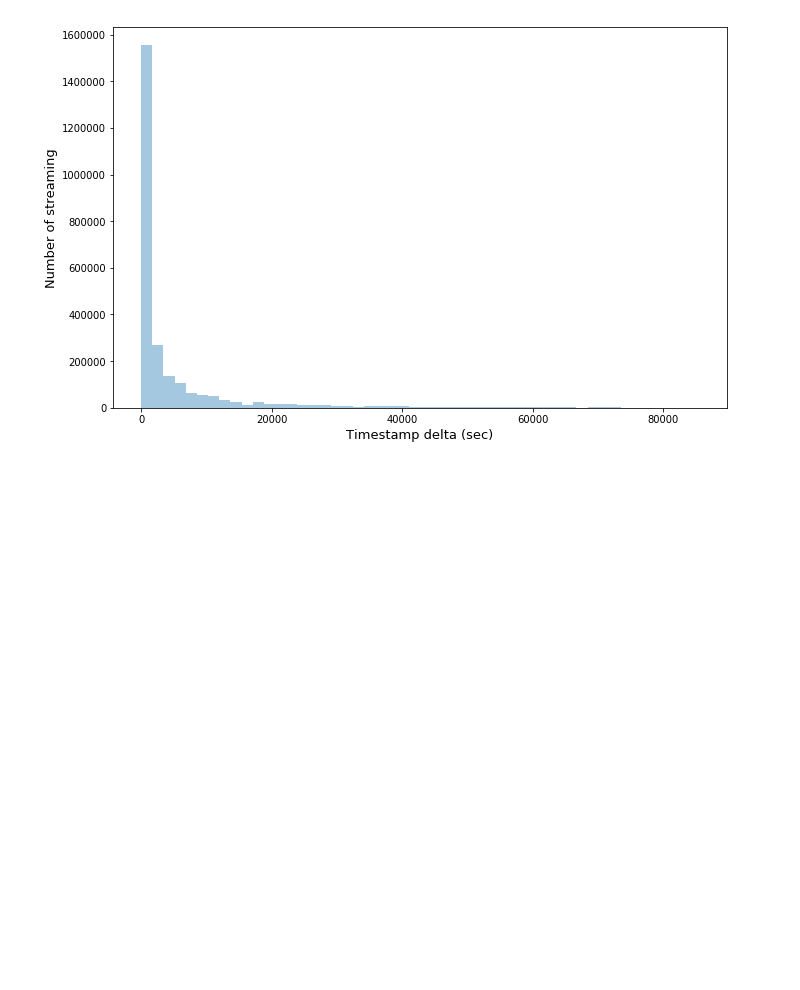
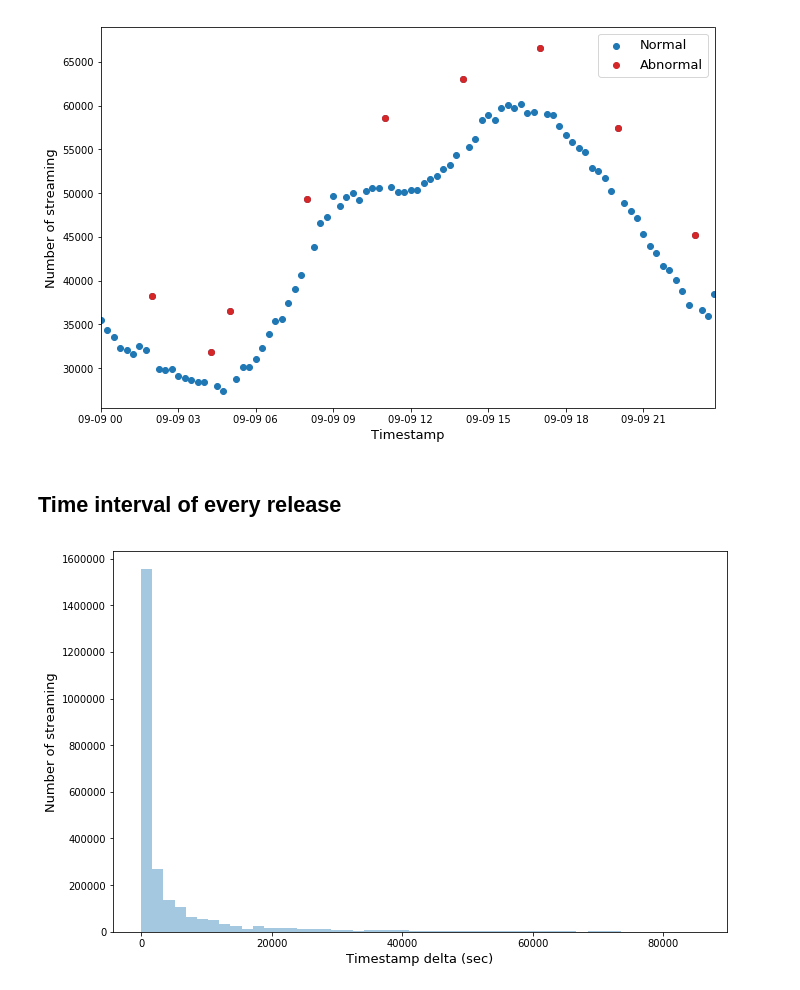
Before and after one commit to Trudie/Streaming_Fault_Detection, a Jupyter notebook: EDA.ipynb, the cells around one changed output. Saved outputs shown, nothing was run; the diff lists cells and outputs as text; code cells hidden in the pictures; blank space fills up the shorter version.

```diff
--- a/EDA.ipynb
+++ b/EDA.ipynb
@@ -28,0 +32,6 @@ streams.head()
+# %%
+# Find potentially outlier
+# Get timestamp of outlier
+time_release = streams.groupby('timestamp').size()
+outlier = time_release[time_release.diff()/time_release > (time_release.diff()/time_release).std()].index
+outlier.tolist()
@@ -29,3 +48,18 @@ streams.head()
+# %%
+plt.figure(figsize=(11, 7))
+time_group = streams.groupby(['timestamp']).size()
+plt.scatter(x=time_group.index, y=time_group.values, color=colors[0], label='Normal')
+plt.scatter(x=time_group.loc[outlier].index, y=time_group.loc[outlier].values, color=colors[3], label='Abnormal')
+plt.xlim(min(time_group.index), max(time_group.index))
+plt.xlabel('Timestamp', size=13)
+plt.ylabel('Number of streaming', size=13)
+plt.legend(prop={'size': 13})
+
+plt.show()
+# %% [output]
+[figure, added]
+# %% [markdown]
+## Time interval of every release
 # %%
 # Plot delta distribution
 plt.figure(figsize=(11, 7))
```
Also changed, not shown: parts of 30 cells of this notebook.
